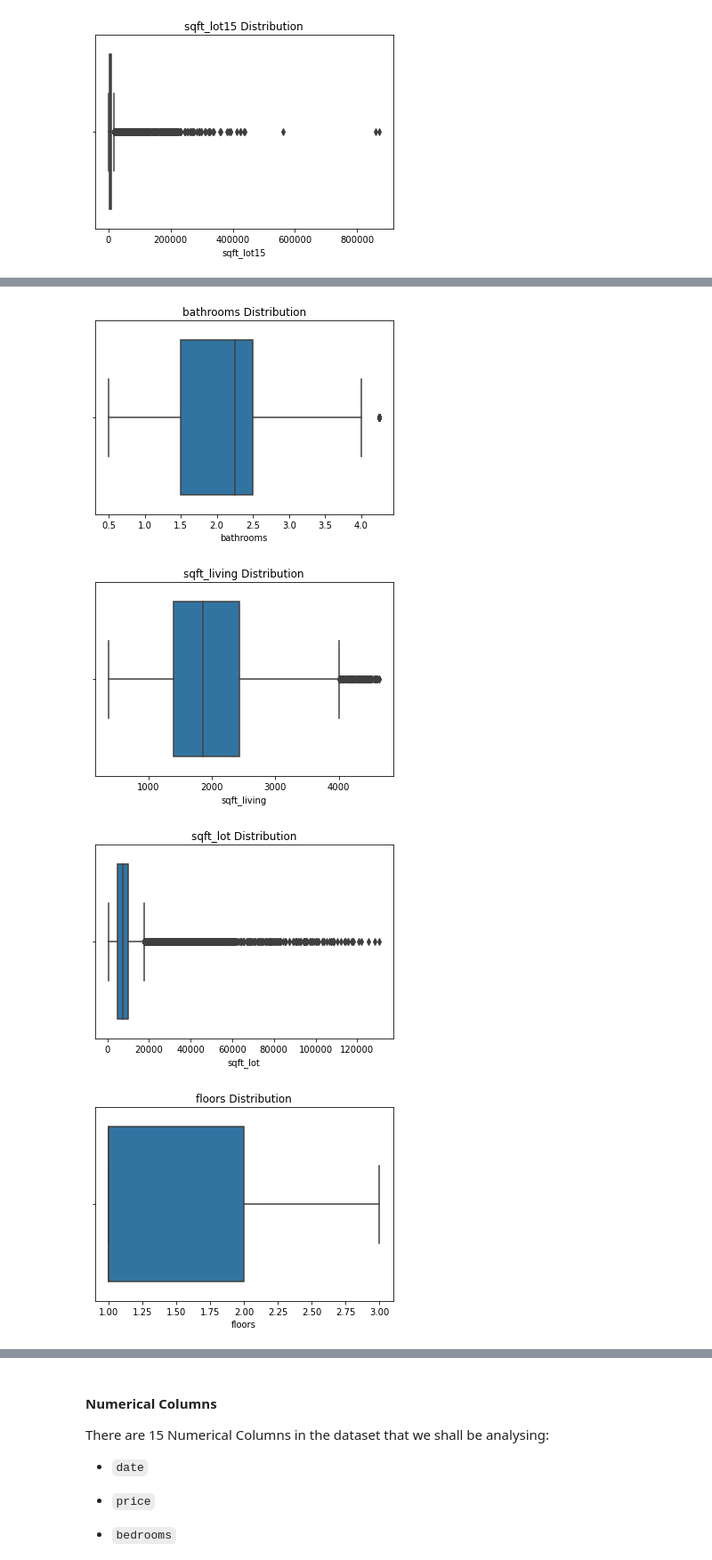
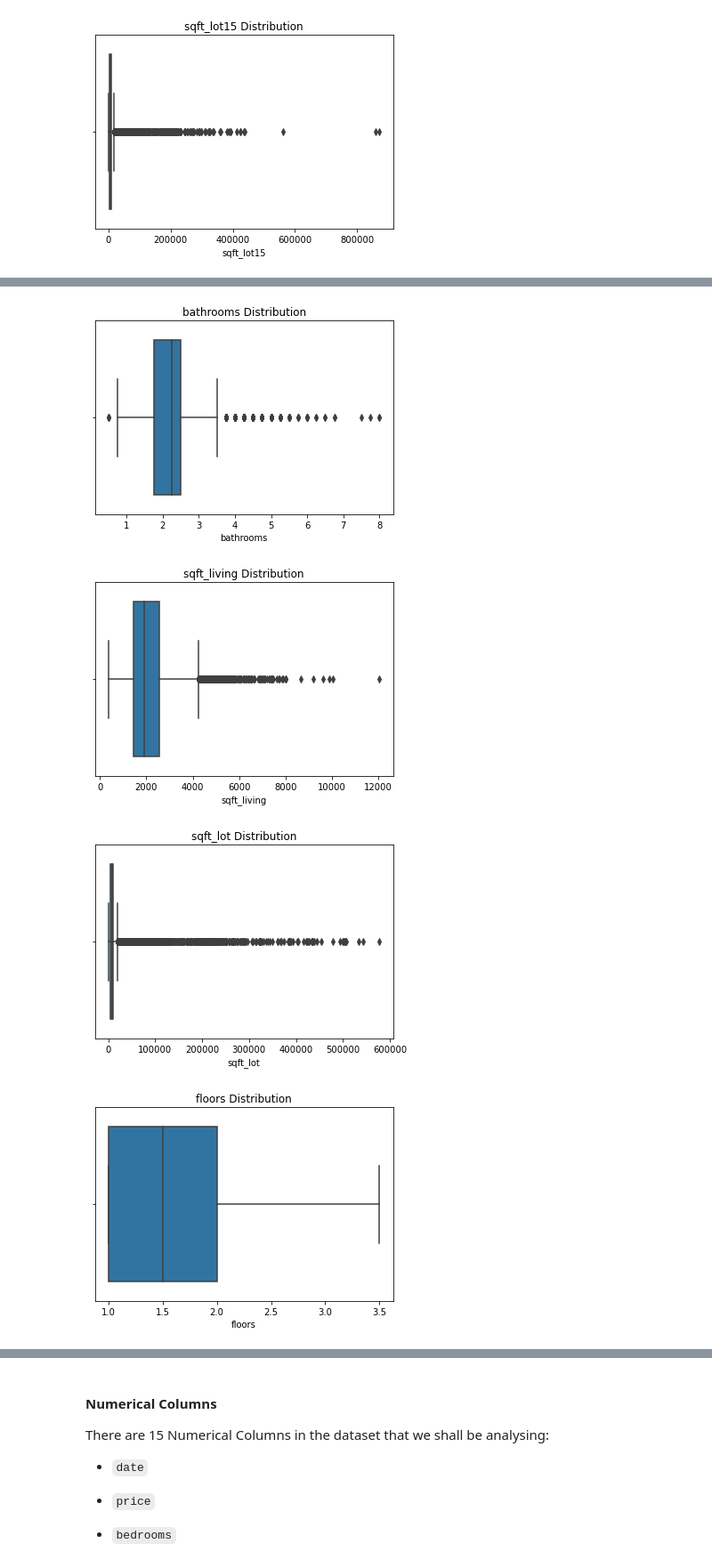
Before and after one commit to Isaac-Ndirangu-Muturi-749/Housing-Affordability-Analysis-in-King-County-Seattle, a Jupyter notebook: student.ipynb, the cells around one changed output, grey strips where cells are left out. Shown at 89% size. Saved outputs shown, nothing was run; the diff lists cells and outputs as text; code cells hidden in the pictures.

```diff
--- a/student.ipynb
+++ b/student.ipynb
@@ -265,11 +291,10 @@ Index(['id', 'date', 'price', 'bedrooms', 'bathrooms', 'sqft_living',
        'lat', 'long', 'sqft_living15', 'sqft_lot15'],
       dtype='object')
 # %%
-# plot the outliers
-cols = ['id','price','bedrooms', 'bathrooms', 'sqft_living', 'sqft_lot', 'floors','yr_built', 'sqft_above', 'sqft_living15', 'sqft_lot15']
+columns = ['id','price','bedrooms', 'bathrooms', 'sqft_living', 'sqft_lot', 'floors','yr_built', 'sqft_above', 'sqft_living15', 'sqft_lot15']
 
 # iterate through the columns of house_df and call fun_outlier_plot_box()
-for column in cols:
+for column in columns:
     fun_outlier_plot_box(house_df, column)
     plt.title(f"{column} Distribution")
     plt.show()
@@ -296,4 +313,4 @@ def remove_outliers(data, cols, threshold=3):
 # %%
-# Remove the outliers
-columns_to_remove_outliers = ['bedrooms', 'bathrooms', 'sqft_living', 'sqft_lot', 'floors', 'yr_built', 'sqft_above', 'sqft_living15', 'sqft_lot15']
-house_df = remove_outliers(house_df , columns_to_remove_outliers)
+# print out the total number of outliers replaced with mode for each column.
+columns = ['bedrooms', 'bathrooms', 'sqft_living', 'sqft_lot', 'floors', 'yr_built', 'sqft_above', 'sqft_living15', 'sqft_lot15']
+house_df = replace_outliers_with_mode(house_df, columns)
@@ -302,6 +320,6 @@ house_df = remove_outliers(house_df , columns_to_remove_outliers)
 # %%
 # iterate through the columns of house_df and call fun_outlier_plot_box()
-for column in columns_to_remove_outliers:
+for column in columns:
     fun_outlier_plot_box(house_df, column)
     plt.title(f"{column} Distribution")
     plt.show()
@@ -310,4 +328,4 @@ for column in columns_to_remove_outliers:
-[figure, old version]
+[figure, new version]
-[figure, old version]
+[figure, new version]
-[figure, old version]
+[figure, new version]
-[figure, old version]
+[figure, new version]
```
Also changed, not shown: parts of 125 cells of this notebook.
